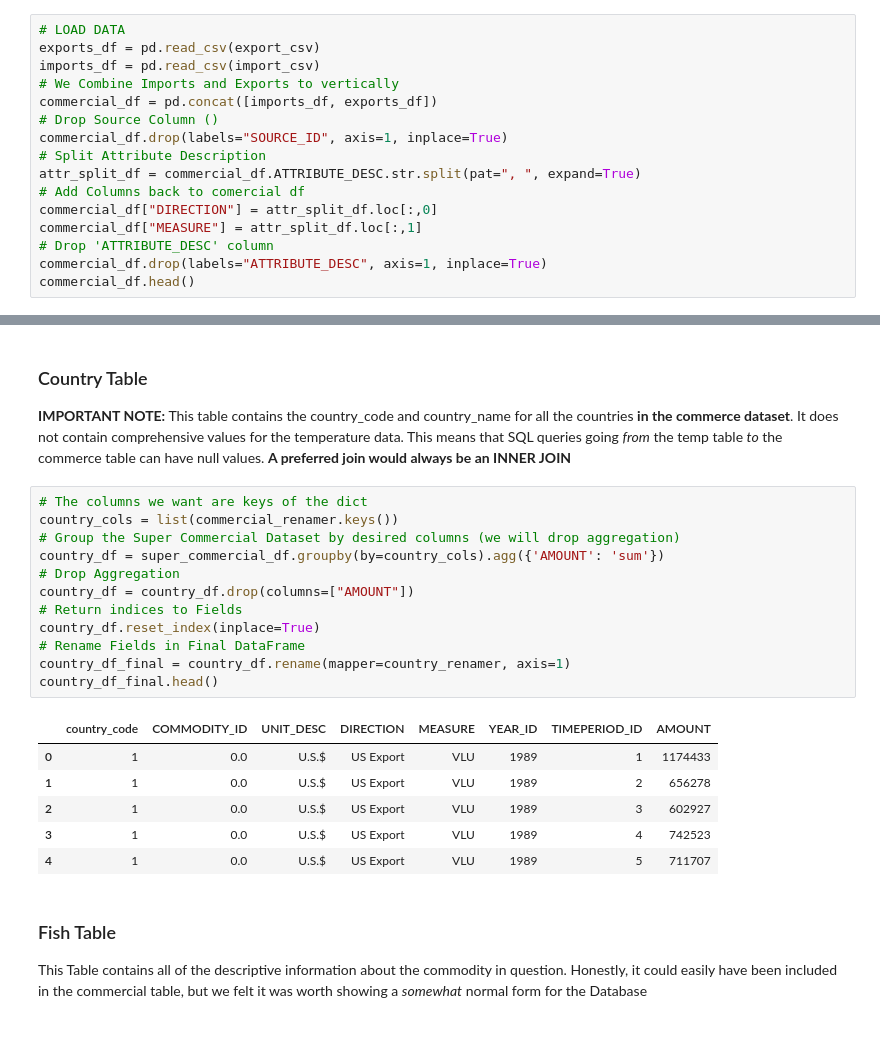
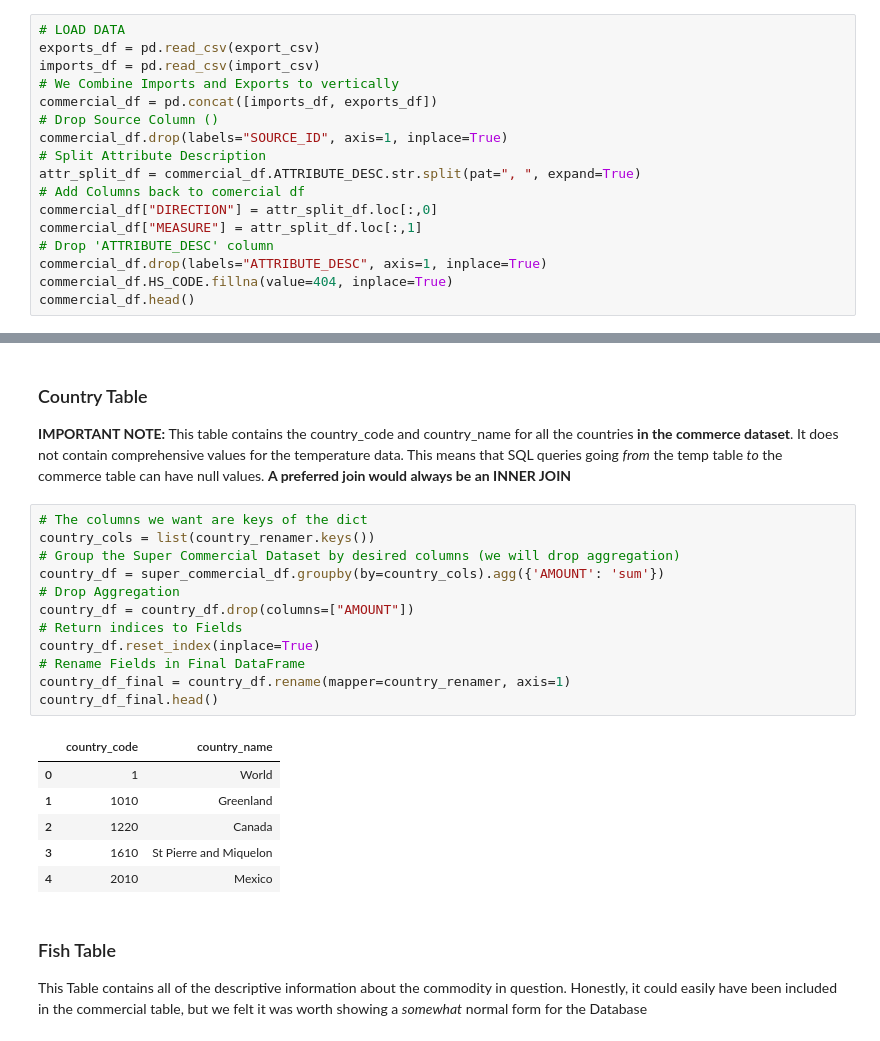
Before and after one commit to GT-Project1-A1/ETL-Group3, a Jupyter notebook: main.ipynb, the cells around one changed output, grey strips where cells are left out. Saved outputs shown, nothing was run; the diff lists cells and outputs as text.

```diff
--- a/main.ipynb
+++ b/main.ipynb
@@ -57,6 +58,7 @@ commercial_df["DIRECTION"] = attr_split_df.loc[:,0]
 commercial_df["MEASURE"] = attr_split_df.loc[:,1]
 # Drop 'ATTRIBUTE_DESC' column
 commercial_df.drop(labels="ATTRIBUTE_DESC", axis=1, inplace=True)
+commercial_df.HS_CODE.fillna(value=404, inplace=True)
 commercial_df.head()
 # %% [output]
 |  | HS_CODE | COMMODITY_DESC | GEOGRAPHY_CODE | GEOGRAPHY_DESC | UNIT_DESC | YEAR_ID | TIMEPERIOD_ID | AMOUNT | ... |
@@ -305,23 +307,23 @@ This cleaning stage was made much easier (and more readable) because we determin
 **IMPORTANT NOTE:** This table contains the country_code and country_name for all the countries **in the commerce dataset**. It does not contain comprehensive values for the temperature data. This means that SQL queries going *from* the temp table *to* the commerce table can have null values. **A preferred join would always be an INNER JOIN**
 # %%
 # The columns we want are keys of the dict
-country_cols = list(commercial_renamer.keys())
+country_cols = list(country_renamer.keys())
 # Group the Super Commercial Dataset by desired columns (we will drop aggregation)
 country_df = super_commercial_df.groupby(by=country_cols).agg({'AMOUNT': 'sum'})
 # Drop Aggregation
 country_df = country_df.drop(columns=["AMOUNT"])
 # Return indices to Fields
 country_df.reset_index(inplace=True)
 # Rename Fields in Final DataFrame
 country_df_final = country_df.rename(mapper=country_renamer, axis=1)
 country_df_final.head()
 # %% [output]
-|  | country_code | COMMODITY_ID | UNIT_DESC | DIRECTION | MEASURE | YEAR_ID | TIMEPERIOD_ID | AMOUNT |
-| 0 | 1 | 0.0 | U.S.$ | US Export | VLU | 1989 | 1 | 1174433 |
-| 1 | 1 | 0.0 | U.S.$ | US Export | VLU | 1989 | 2 | 656278 |
-| 2 | 1 | 0.0 | U.S.$ | US Export | VLU | 1989 | 3 | 602927 |
-| 3 | 1 | 0.0 | U.S.$ | US Export | VLU | 1989 | 4 | 742523 |
-| 4 | 1 | 0.0 | U.S.$ | US Export | VLU | 1989 | 5 | 711707 |
+|  | country_code | country_name |
+| 0 | 1 | World |
+| 1 | 1010 | Greenland |
+| 2 | 1220 | Canada |
+| 3 | 1610 | St Pierre and Miquelon |
+| 4 | 2010 | Mexico |
 # %% [markdown]
 ### Fish Table
 This Table contains all of the descriptive information about the commodity in question. Honestly, it could easily have been included in the commercial table, but we felt it was worth showing a *somewhat* normal form for the Database
```
Also changed, not shown: parts of 13 cells of this notebook, 3 other files.
